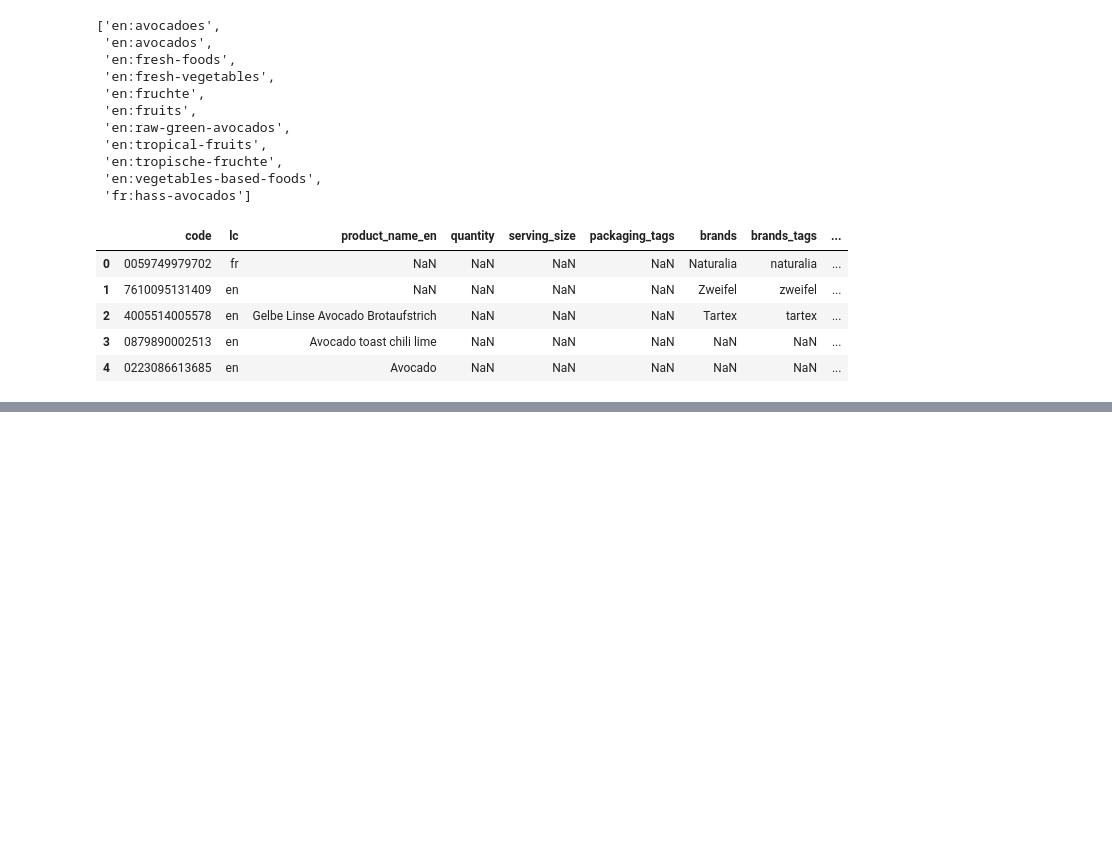
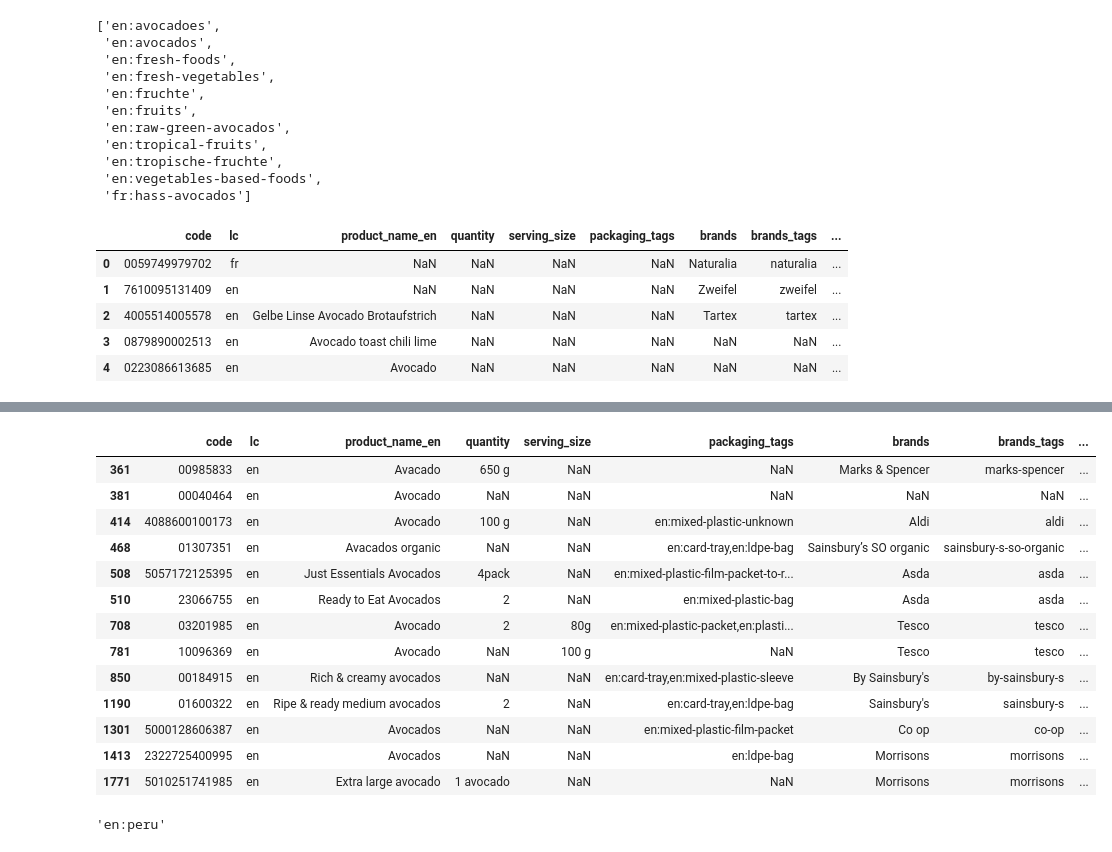
Before and after one commit to od031285/Python_Projects, a Jupyter notebook: avocado.ipynb, the cells around one changed output, grey strips where cells are left out. Cells and saved outputs as stored; diff of their text form; code cells hidden in the pictures; blank space fills up the shorter version.

```diff
--- a/avocado.ipynb
+++ b/avocado.ipynb
@@ -57,0 +88,26 @@ avocado['categories_tags']=avocado['categories_tags'].dropna()
+# %%
+#Where do most UK avocados come from?
+#Filtering your DataFrame by a particular country
+avocado_UK=avocado[avocado['countries']=='United Kingdom']
+avocado_UK
+# %% [output]
+|  | code | lc | product_name_en | quantity | serving_size | packaging_tags | brands | brands_tags | ... |
+| 361 | 00985833 | en | Avacado | 650 g | NaN | NaN | Marks & Spencer | marks-spencer | ... |
+| 381 | 00040464 | en | Avocado | NaN | NaN | NaN | NaN | NaN | ... |
+| 414 | 4088600100173 | en | Avocado | 100 g | NaN | en:mixed-plastic-unknown | Aldi | aldi | ... |
+| 468 | 01307351 | en | Avacados organic | NaN | NaN | en:card-tray,en:ldpe-bag | Sainsbury’s SO organic | sainsbury-s-so-organic | ... |
+| 508 | 5057172125395 | en | Just Essentials Avocados | 4pack | NaN | en:mixed-plastic-film-packet-to-r... | Asda | asda | ... |
+| 510 | 23066755 | en | Ready to Eat Avocados | 2 | NaN | en:mixed-plastic-bag | Asda | asda | ... |
+| 708 | 03201985 | en | Avocado | 2 | 80g | en:mixed-plastic-packet,en:plasti... | Tesco | tesco | ... |
+| 781 | 10096369 | en | Avocado | NaN | 100 g | NaN | Tesco | tesco | ... |
+| 850 | 00184915 | en | Rich & creamy avocados | NaN | NaN | en:card-tray,en:mixed-plastic-sleeve | By Sainsbury's | by-sainsbury-s | ... |
+| 1190 | 01600322 | en | Ripe & ready medium avocados | 2 | NaN | en:card-tray,en:ldpe-bag | Sainsbury's | sainsbury-s | ... |
+| 1301 | 5000128606387 | en | Avocados | NaN | NaN | en:mixed-plastic-film-packet | Co op | co-op | ... |
+| 1413 | 2322725400995 | en | Avocados | NaN | NaN | en:ldpe-bag | Morrisons | morrisons | ... |
+| 1771 | 5010251741985 | en | Extra large avocado | 1 avocado | NaN | NaN | Morrisons | morrisons | ... |
+# %%
+#Counting and ordering by the unique values in the country of origin column
+top_avocado_origin=avocado_UK.groupby('origins_tags').agg(top_count=('origins_tags','count')).nlargest(1,'top_count').index[0]
+top_avocado_origin
+# %% [output]
+'en:peru'
```
Also changed, not shown: parts of 4 cells of this notebook.
